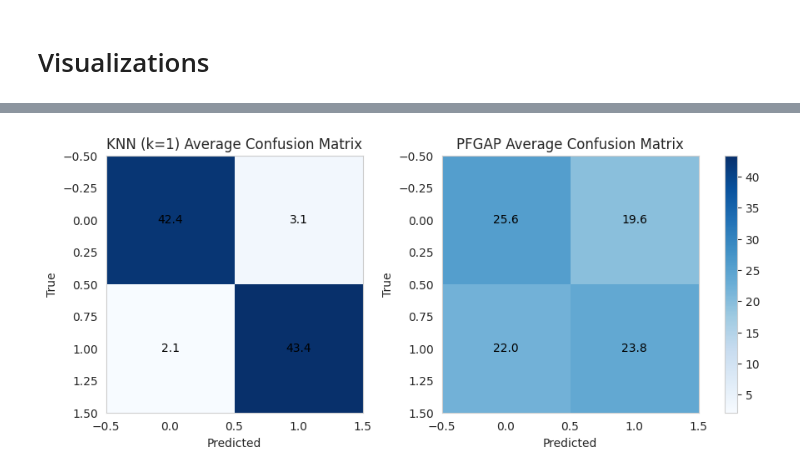
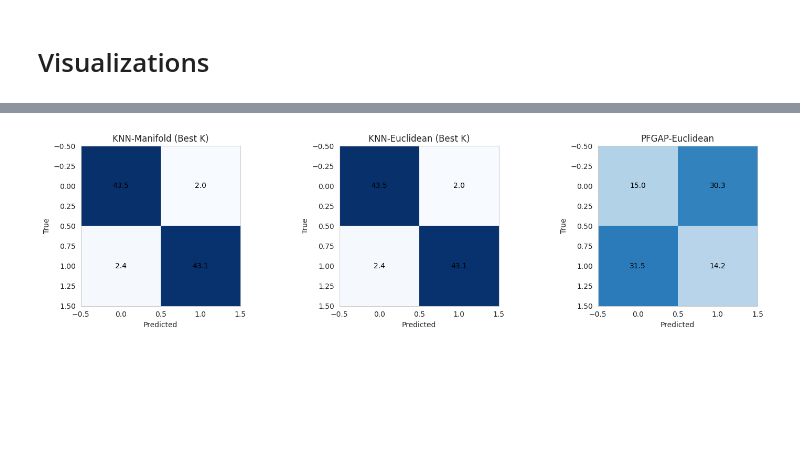
Before and after one commit to KevinMoonLab/PF-GAP, a Jupyter notebook: PFGAP/Manifold/Experiment4/analyze_results.ipynb, the cells around one changed output, grey strips where cells are left out. Drawn from its saved outputs; the diff is of its cells as text; code cells hidden in the pictures; blank space fills up the shorter version.

```diff
--- a/PFGAP/Manifold/Experiment4/analyze_results.ipynb
+++ b/PFGAP/Manifold/Experiment4/analyze_results.ipynb
@@ -28,12 +25,17 @@ print("✓ All libraries imported successfully")
 ## 2. Load Experimental Results
 Load the summary and seed results from the results directory using the load_results function.
 # %%
-# Load all experimental results
-summary, seed_results = analyze_results.load_results()
+# Load all experimental results as a flat DataFrame
+results_df = load_results()
 
-if seed_results:
-    print(f"\n📊 Successfully loaded results for {len(seed_results)} seeds")
-    print(f"Seeds analyzed: {list(seed_results.keys())}")
-else:
-    print("⚠️ No results found! Make sure the results directory exists and contains data.")
+print(f"\n📊 Successfully loaded results: {results_df.shape[0]} rows × {results_df.shape[1]} columns")
+print(f"Seeds analyzed: {sorted(results_df['seed'].unique())}")
+print(f"Methods: {results_df['method'].unique()}")
+
+# Display basic info about the DataFrame
+print(f"\nColumn names: {list(results_df.columns)}")
+
+# Show a sample of the data
+print(f"\nSample data:")
+results_df.sample(4)
 # %% [output]
@@ -150,41 +185,60 @@ plot_metric_comparison("precision")
 # %%
-def plot_average_confusion_matrices():
+def plot_average_confusion_matrices(comparison_df):
     """
-    Plots the average confusion matrices for KNN (k=1) and PFGAP across all available seeds,
-    using a shared colorbar.
+    Plots the average confusion matrices for KNN (best k for each distance metric) and PFGAP
+    across all available seeds, using a shared colorbar.
     """
     # Helper to average confusion matrices
-    def average_confusion(df, col):
-        matrices = df[col].dropna().values
-        matrices = [np.array(m) for m in matrices if m is not None]
+    def average_confusion_matrices(matrices):
+        matrices = [np.array(m) for m in matrices if m is not None and len(m) > 0]
         if not matrices:
             return None
         return np.mean(matrices, axis=0)
 
-    # Average KNN confusion matrices (k=1)
-    knn_avg = average_confusion(knn_df, "knn_results_k1_confusion_matrix")
-    # Average PFGAP confusion matrices
-    pfgap_avg = average_confusion(pfgap_df, "pfgap_euclidean_confusion_matrix")
+    # Get confusion matrices for each method from the comparison dataframe (which has best k values)
+    pfgap_matrices = comparison_df[comparison_df['comparison_method'] == 'PFGAP']['confusion_matrix'].tolist()
+    knn_manifold_matrices = comparison_df[comparison_df['comparison_method'] == 'KNN-Manifold']['confusion_matrix'].tolist()
+    knn_euclidean_matrices = comparison_df[comparison_df['comparison_method'] == 'KNN-Euclidean']['confusion_matrix'].tolist()
+
+    # Calculate average confusion matrices
+    pfgap_avg = average_confusion_matrices(pfgap_matrices)
+    knn_manifold_avg = average_confusion_matrices(knn_manifold_matrices)
+    knn_euclidean_avg = average_confusion_matrices(knn_euclidean_matrices)
+
+    # Debug: Print what we found
+    print(f"Found PFGAP confusion matrices: {len([m for m in pfgap_matrices if m is not None])}")
+    print(f"Found KNN-Manifold confusion matrices: {len([m for m in knn_manifold_matrices if m is not None])}")
+    print(f"Found KNN-Euclidean confusion matrices: {len([m for m in knn_euclidean_matrices if m is not None])}")
 
     # Determine global min/max for color scale
-    all_matrices = [m for m in [knn_avg, pfgap_avg] if m is not None]
+    all_matrices = [m for m in [pfgap_avg, knn_manifold_avg, knn_euclidean_avg] if m is not None]
+    if not all_matrices:
+        print("No confusion matrices found!")
+        return
+
     vmin = min(m.min() for m in all_matrices)
     vmax = max(m.max() for m in all_matrices)
 
-    fig, axes = plt.subplots(1, 2, figsize=(10, 4), gridspec_kw={'width_ratios': [1, 1], 'wspace': 0.3})
+    # Create subplots
+    fig, axes = plt.subplots(1, 3, figsize=(15, 4))
 
     ims = []
-    for ax, avg_mat, title in zip(
-        axes,
-        [knn_avg, pfgap_avg],
-        ["KNN (k=1) Average Confusion Matrix", "PFGAP Average Confusion Matrix"]
-    ):
+    plot_configs = [
+        (knn_manifold_avg, "KNN-Manifold (Best K)"),
+        (knn_euclidean_avg, "KNN-Euclidean (Best K)"),
+        (pfgap_avg, "PFGAP-Euclidean")
+    ]
+
+    for ax, (avg_mat, title) in zip(axes, plot_configs):
         if avg_mat is not None:
             im = ax.imshow(avg_mat, cmap="Blues", vmin=vmin, vmax=vmax)
             ims.append(im)
+
+            # Add text annotations
             for i in range(avg_mat.shape[0]):
                 for j in range(avg_mat.shape[1]):
                     ax.text(j, i, f"{avg_mat[i, j]:.1f}", ha="center", va="center", color="black")
+
             ax.set_xlabel("Predicted")
             ax.set_ylabel("True")
             ax.set_title(title)
@@ -192,10 +246,11 @@ def plot_average_confusion_matrices():
         else:
             ax.set_visible(False)
 
-    # Shared colorbar for both plots
-    fig.colorbar(ims[0], ax=axes, orientation='vertical', fraction=0.04, pad=0.04)
+
+
     plt.tight_layout()
     plt.show()
 
-plot_average_confusion_matrices()
+# Plot the confusion matrices
+plot_average_confusion_matrices(comparison_df)
 # %% [output]
@@ -202,2 +260,2 @@ plot_average_confusion_matrices()
-[figure, old version]
+[figure, new version]
 # %%
```
Also changed, not shown: parts of 9 cells of this notebook, 5 other files.
